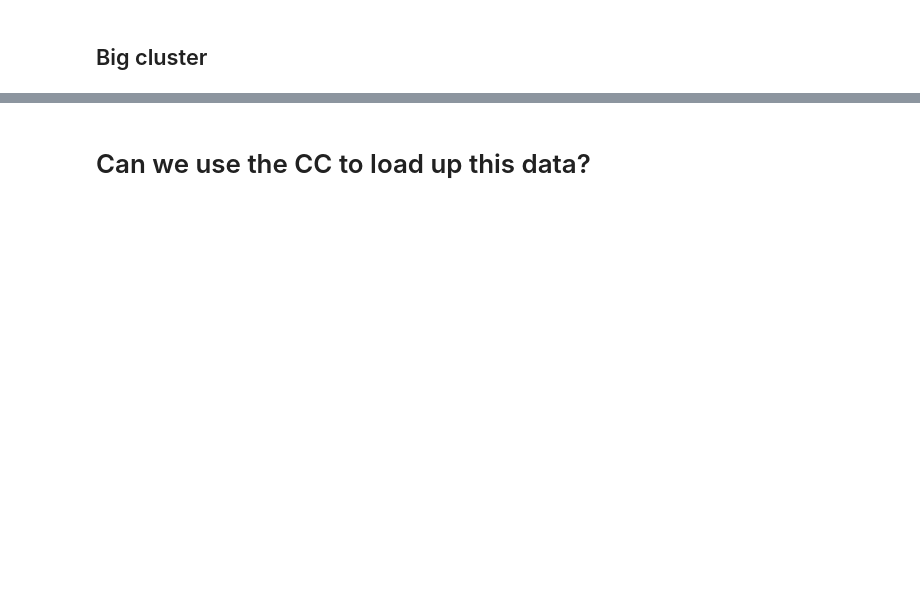
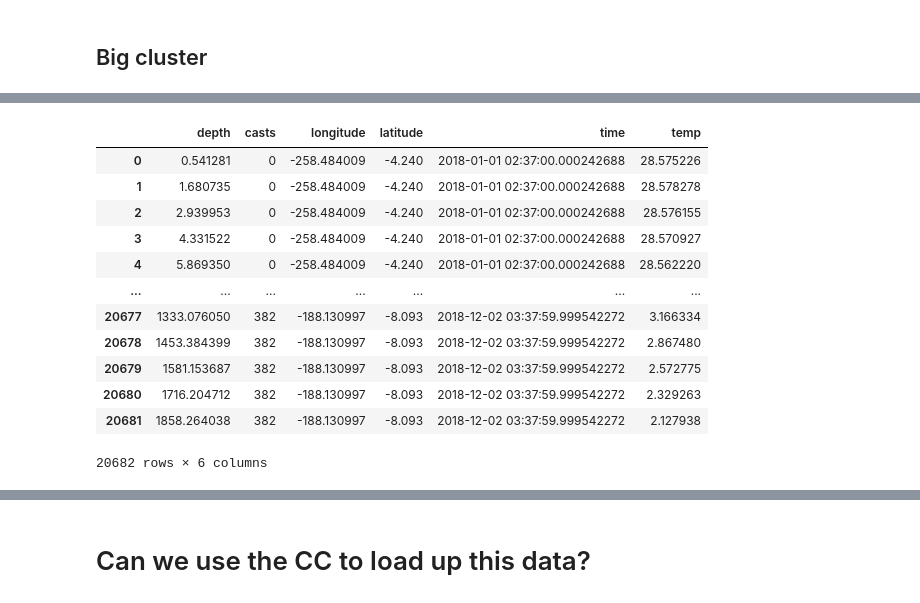
Before and after one commit to CARSv2/cars-v2, a Jupyter notebook: notebooks/Synthetic_WOD-explore-prep-TSM.ipynb, the cells around one changed output, grey strips where cells are left out. Drawn from its saved outputs; the diff is of its cells as text; code cells hidden in the pictures; blank space fills up the shorter version.

```diff
--- a/notebooks/Synthetic_WOD-explore-prep-TSM.ipynb
+++ b/notebooks/Synthetic_WOD-explore-prep-TSM.ipynb
@@ -47,0 +51,4 @@ client
+# %%
+path = '/g/data4/ul08/CARS_v2/Synthetic_WOD/2018'
+# %%
+ctd = xr.open_dataset(path+'/synthetic_wod_2018_ctd.nc')
@@ -47,0 +68,3 @@ client
+# %%
+ctd_DF = ctd.to_dataframe()
+ctd_DF
@@ -47,0 +86,18 @@ client
+# %%
+ctd_DF = ctd_DF.reset_index(level=0).reset_index(level=0)
+# %%
+ctd_DF
+# %% [output]
+|  | depth | casts | longitude | latitude | time | temp |
+| 0 | 0.541281 | 0 | -258.484009 | -4.240 | 2018-01-01 02:37:00.000242688 | 28.575226 |
+| 1 | 1.680735 | 0 | -258.484009 | -4.240 | 2018-01-01 02:37:00.000242688 | 28.578278 |
+| 2 | 2.939953 | 0 | -258.484009 | -4.240 | 2018-01-01 02:37:00.000242688 | 28.576155 |
+| 3 | 4.331522 | 0 | -258.484009 | -4.240 | 2018-01-01 02:37:00.000242688 | 28.570927 |
+| 4 | 5.869350 | 0 | -258.484009 | -4.240 | 2018-01-01 02:37:00.000242688 | 28.562220 |
+| ... | ... | ... | ... | ... | ... | ... |
+| 20677 | 1333.076050 | 382 | -188.130997 | -8.093 | 2018-12-02 03:37:59.999542272 | 3.166334 |
+| 20678 | 1453.384399 | 382 | -188.130997 | -8.093 | 2018-12-02 03:37:59.999542272 | 2.867480 |
+| 20679 | 1581.153687 | 382 | -188.130997 | -8.093 | 2018-12-02 03:37:59.999542272 | 2.572775 |
+| 20680 | 1716.204712 | 382 | -188.130997 | -8.093 | 2018-12-02 03:37:59.999542272 | 2.329263 |
+| 20681 | 1858.264038 | 382 | -188.130997 | -8.093 | 2018-12-02 03:37:59.999542272 | 2.127938 |
+20682 rows × 6 columns
```
Also changed, not shown: parts of 34 cells of this notebook.
